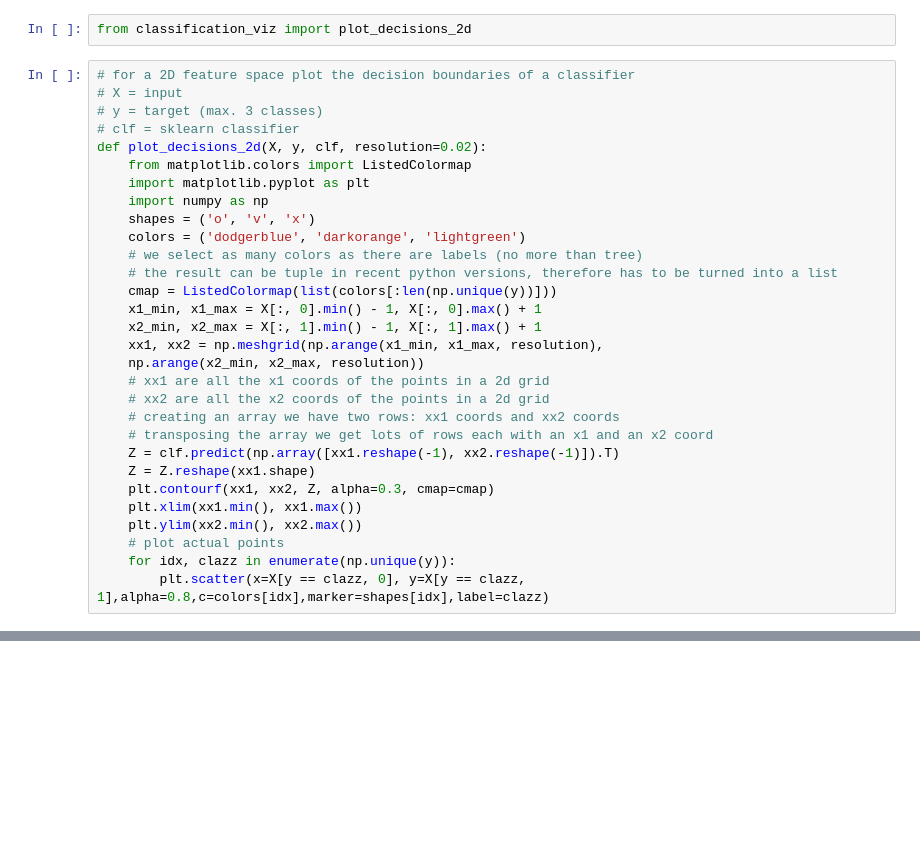
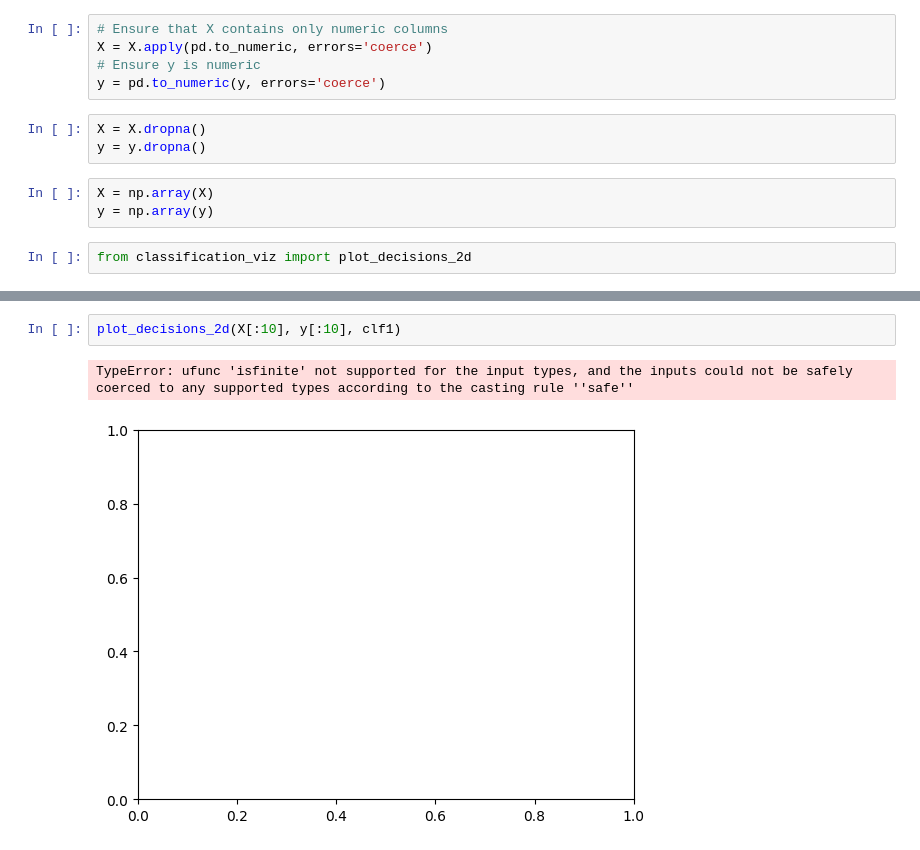
Before and after one commit to Timson1235/clouddocker, a Jupyter notebook: machine_learning/knn/iris_knn.ipynb, the cells around one changed output, grey strips where cells are left out. Cells and saved outputs as stored; diff of their text form; blank space fills up the shorter version.

Commit message:
added files and Trees

```diff
--- a/machine_learning/knn/iris_knn.ipynb
+++ b/machine_learning/knn/iris_knn.ipynb
@@ -135,32 +203,13 @@ The kNN algorythm performs better than the baseline and euclidean distance combi
+# %%
+# Ensure that X contains only numeric columns
+X = X.apply(pd.to_numeric, errors='coerce')
+# Ensure y is numeric
+y = pd.to_numeric(y, errors='coerce')
+# %%
+X = X.dropna()
+y = y.dropna()
+# %%
+X = np.array(X)
+y = np.array(y)
 # %%
 from classification_viz import plot_decisions_2d
-# %%
-# for a 2D feature space plot the decision boundaries of a classifier
-# X = input
-# y = target (max. 3 classes)
-# clf = sklearn classifier
-def plot_decisions_2d(X, y, clf, resolution=0.02):
-    from matplotlib.colors import ListedColormap
-    import matplotlib.pyplot as plt
-    import numpy as np
-    shapes = ('o', 'v', 'x')
-    colors = ('dodgerblue', 'darkorange', 'lightgreen')
-    # we select as many colors as there are labels (no more than tree)
-    # the result can be tuple in recent python versions, therefore has to be turned into a list
-    cmap = ListedColormap(list(colors[:len(np.unique(y))]))
-    x1_min, x1_max = X[:, 0].min() - 1, X[:, 0].max() + 1
-    x2_min, x2_max = X[:, 1].min() - 1, X[:, 1].max() + 1
-    xx1, xx2 = np.meshgrid(np.arange(x1_min, x1_max, resolution),
-    np.arange(x2_min, x2_max, resolution))
-    # xx1 are all the x1 coords of the points in a 2d grid
-    # xx2 are all the x2 coords of the points in a 2d grid
-    # creating an array we have two rows: xx1 coords and xx2 coords
-    # transposing the array we get lots of rows each with an x1 and an x2 coord
-    Z = clf.predict(np.array([xx1.reshape(-1), xx2.reshape(-1)]).T)
-    Z = Z.reshape(xx1.shape)
-    plt.contourf(xx1, xx2, Z, alpha=0.3, cmap=cmap)
-    plt.xlim(xx1.min(), xx1.max())
-    plt.ylim(xx2.min(), xx2.max())
-    # plot actual points
-    for idx, clazz in enumerate(np.unique(y)):
-        plt.scatter(x=X[y == clazz, 0], y=X[y == clazz, 1],alpha=0.8,c=colors[idx],marker=shapes[idx],label=clazz)
@@ -176,0 +224,5 @@ TypeError: ufunc 'isfinite' not supported for the input types, and the inputs co
+# %%
+plot_decisions_2d(X[:10], y[:10], clf1)
+# %% [output]
+TypeError: ufunc 'isfinite' not supported for the input types, and the inputs could not be safely coerced to any supported types according to the casting rule ''safe''
+[figure, added]
```
Also changed, not shown: parts of 17 cells of this notebook, 13 other files.
